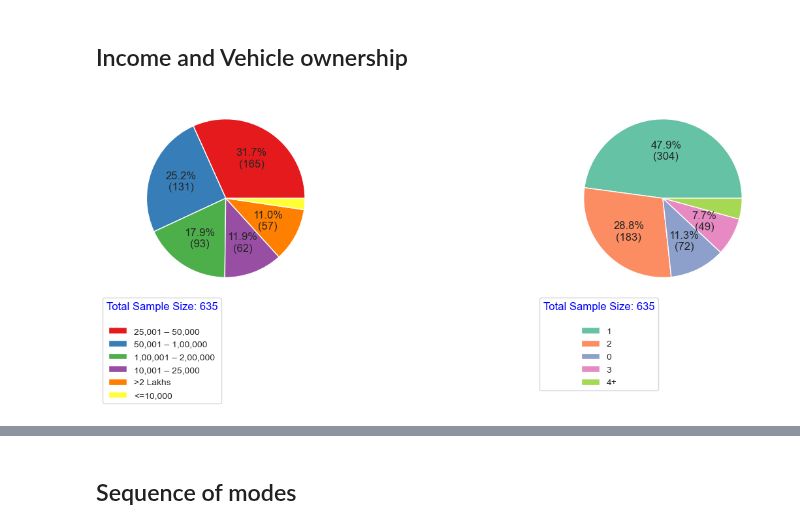
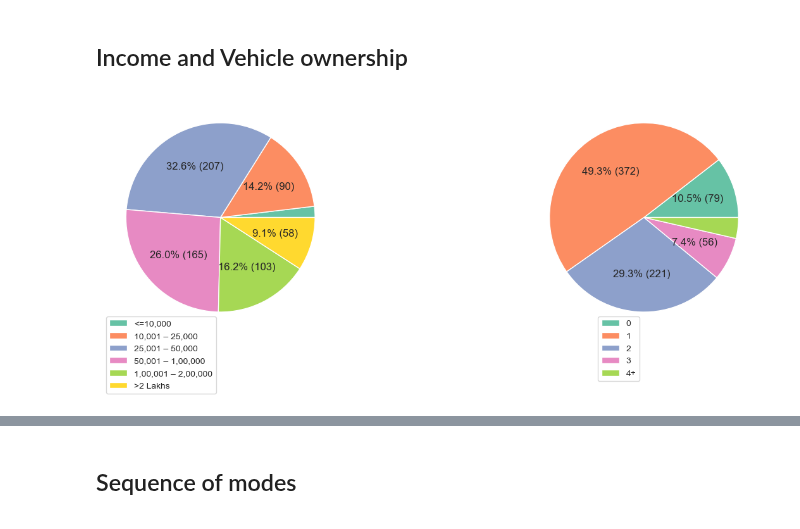
Before and after one commit to Gavaskar24/Metro, a Jupyter notebook: research/Report_plots.ipynb, the cells around one changed output, grey strips where cells are left out. Cells and saved outputs as stored; diff of their text form; code cells hidden in the pictures.

```diff
--- a/research/Report_plots.ipynb
+++ b/research/Report_plots.ipynb
@@ -191,79 +219,99 @@ df['22d'] = df['22d'].apply(convert_value)
 df['VEH'] = df[['22b', '22c', '22d']].sum(axis=1)
 
 # Display the DataFrame
+# %%
+
+# # Apply mapping to 'VEH' column
+# df['VEH'] = df['VEH'].apply(lambda x: '4+' if x >= 4 else str(x))
+# veh_map=[ '0','1', '2', '3', '4+']
+
+# df['21'].unique()
+
+income_map=['<=10,000','10,001 – 25,000','25,001 – 50,000','50,001 – 1,00,000','1,00,001 – 2,00,000',
+       '>2 Lakhs',  ]
+
+# df['VEH'].unique()
+# %%
+# Drop rows with NA in the '21' column (income) and map to categorical type
+df1=df.copy()
+df1 = df1.dropna(subset=['21'])
+df1['21'] = pd.Categorical(df1['21'], categories=income_map, ordered=True)
 # %%
+# Define mappings
+veh_map = ['0', '1', '2', '3', '4+']
+income_map = ['<=10,000', '10,001 – 25,000', '25,001 – 50,000', '50,001 – 1,00,000', '1,00,001 – 2,00,000', '>2 Lakhs']
+
+# Apply mapping to 'VEH' column
 df['VEH'] = df['VEH'].apply(lambda x: '4+' if x >= 4 else str(x))
 
+
+# Define the function for pie chart labels
 def func(pct, allvals, top_indices):
     absolute = int(round(pct / 100. * np.sum(allvals)))
     index = np.argmax(np.array(allvals) == absolute)
     if index in top_indices:
-        return "{:.1f}%\n({:d})".format(pct, absolute)
+        return "{:.1f}% ({:d})".format(pct, absolute)
     else:
         return ""
 
-# Helper function to get indices of top 5 sectors
+# Helper functions to get indices of top sectors
 def get_top_indices(counts):
     sorted_indices = counts.argsort()[::-1]
     return sorted_indices[:5]
 
 def get_top_indices2(counts):
     sorted_indices = counts.argsort()[::-1]
     return sorted_indices[:4]
 
 # Set Seaborn style
 sns.set(style="whitegrid")
 
 # Create subplots
 fig, ax = plt.subplots(1, 2, figsize=(15, 5))
 
 # Define color schemes
-colors_age = sns.color_palette("Set1", len(df['21'].value_counts()))
-colors_gender = sns.color_palette("Set2", len(df['VEH'].value_counts()))
+colors_income = sns.color_palette("Set2", len(df1['21'].value_counts()))
+colors_veh = sns.color_palette("Set2", len(df['VEH'].value_counts()))
 
-# Get the size of the DataFrame
-df_size = df.shape[0]
 
-# Pie chart for age distribution
-age_counts = df['21'].value_counts()
-top_age_indices = get_top_indices(age_counts.values)
-age_counts.plot.pie(
-    autopct=lambda pct: func(pct, age_counts.values, top_age_indices),
-    ax=ax[0], shadow=False, colors=colors_age, labels=None
+# Pie chart for income distribution
+income_counts = df1['21'].value_counts().reindex(income_map)
+top_income_indices = get_top_indices(income_counts.values)
+income_counts.plot.pie(
+    autopct=lambda pct: func(pct, income_counts.values, top_income_indices),
+    ax=ax[0], shadow=False, colors=colors_income, labels=None
 )
-# ax[0].set_title('Age Distribution')
 ax[0].set_ylabel('')  # Remove y-label
 
-# Add legend for age distribution with DataFrame size
-age_labels = age_counts.index
-legend_age = ax[0].legend(
-    age_labels, loc="best", bbox_to_anchor=(0.5, 0.02),
-    fontsize='small', title=f"Total Sample Size: {df_size}\n"
+# Add legend for income distribution with DataFrame size
+income_labels = income_counts.index
+legend_income = ax[0].legend(
+    income_labels, loc="best", bbox_to_anchor=(0.5, 0.1),
+    fontsize='small'
 )
-plt.setp(legend_age.get_title(), fontsize='medium', color='blue')
+plt.setp(legend_income.get_title(), fontsize='medium', color='blue')
 
-# Pie chart for gender distribution
-gender_counts = df['VEH'].value_counts()
-top_gender_indices = get_top_indices2(gender_counts.values)
-gender_counts.plot.pie(
-    autopct=lambda pct: func(pct, gender_counts.values, top_gender_indices),
-    ax=ax[1], shadow=False, colors=colors_gender, labels=None
+# Pie chart for vehicle distribution
+veh_counts = df['VEH'].value_counts().reindex(veh_map)
+top_veh_indices = get_top_indices2(veh_counts.values)
+veh_counts.plot.pie(
+    autopct=lambda pct: func(pct, veh_counts.values, top_veh_indices),
+    ax=ax[1], shadow=False, colors=colors_veh, labels=None
 )
-# ax[1].set_title('Gender Distribution')
 ax[1].set_ylabel('')  # Remove y-label
 
-# Add legend for gender distribution with DataFrame size
-gender_labels = gender_counts.index
-legend_gender = ax[1].legend(
-    gender_labels, loc="best", bbox_to_anchor=(0.5, 0.02),
-    fontsize='small', title=f"Total Sample Size: {df_size}\n"
+# Add legend for vehicle distribution with DataFrame size
+veh_labels = veh_counts.index
+legend_veh = ax[1].legend(
+    veh_labels, loc="best", bbox_to_anchor=(0.5, 0.1),
+    fontsize='small'
 )
-plt.setp(legend_gender.get_title(), fontsize='medium', color='blue')
+plt.setp(legend_veh.get_title(), fontsize='medium', color='blue')
 
 plt.tight_layout()
 plt.show()
 # %% [output]
-[figure, old version]
+[figure, new version]
 # %%
 trip_types = {
     'Home based work': [('Home ', 'Work/Business place '), ('Work/Business place ', 'Home ')],
```
Also changed, not shown: parts of 32 cells of this notebook, 5 other files.
